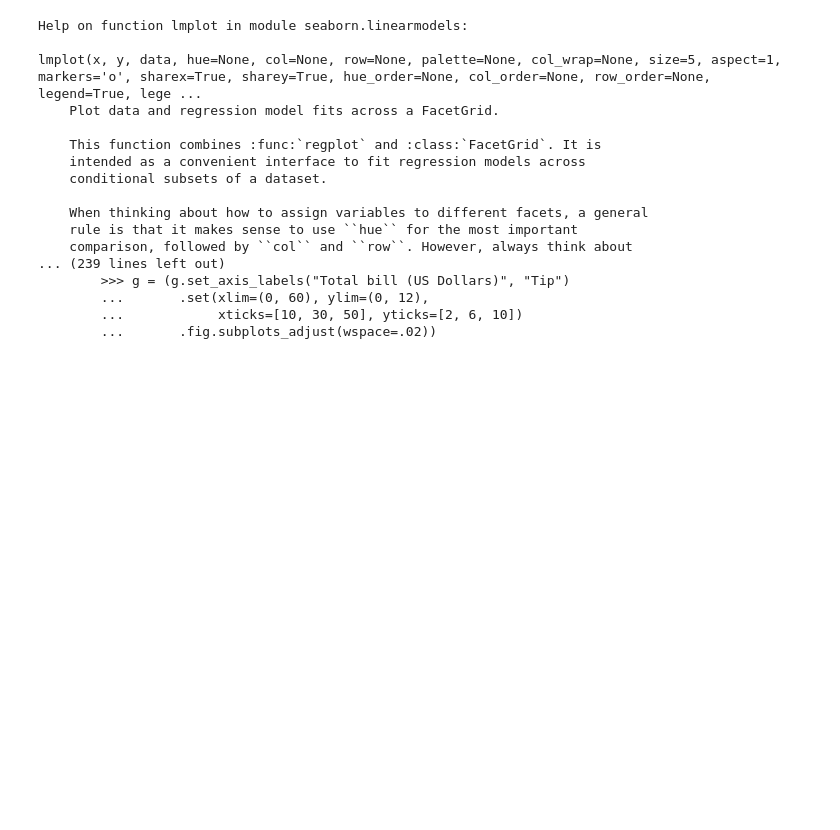
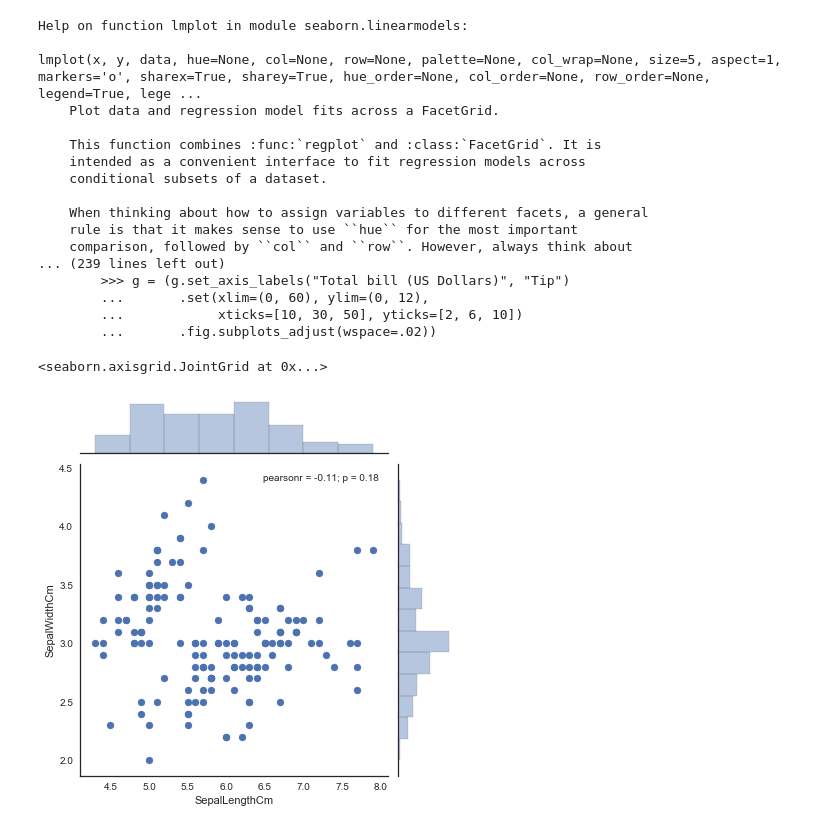
Before and after one commit to hendryliu/iris-dataset, a Jupyter notebook: Iris_trial.ipynb, the cells around one changed output. Drawn from its saved outputs; the diff is of its cells as text; code cells hidden in the pictures; blank space fills up the shorter version.

Commit message:
add more plots

```diff
--- a/Iris_trial.ipynb
+++ b/Iris_trial.ipynb
@@ -118,3 +118,11 @@ lmplot(x, y, data, hue=None, col=None, row=None, palette=None, col_wrap=None, si
         ...       .set(xlim=(0, 60), ylim=(0, 12),
         ...            xticks=[10, 30, 50], yticks=[2, 6, 10])
         ...       .fig.subplots_adjust(wspace=.02))
+# %%
+# force to show edge lines of histogram
+# from https://stackoverflow.com/questions/43080259/no-outlines-on-bins-of-matplotlib-histograms-or-seaborn-distplots
+plt.rcParams["patch.force_edgecolor"] = True
+sns.jointplot(x="SepalLengthCm",y="SepalWidthCm",data=iris)
+# %% [output]
+<seaborn.axisgrid.JointGrid at 0x...>
+[figure, added]
```
Also changed, not shown: parts of 11 cells of this notebook, 1 other file.
